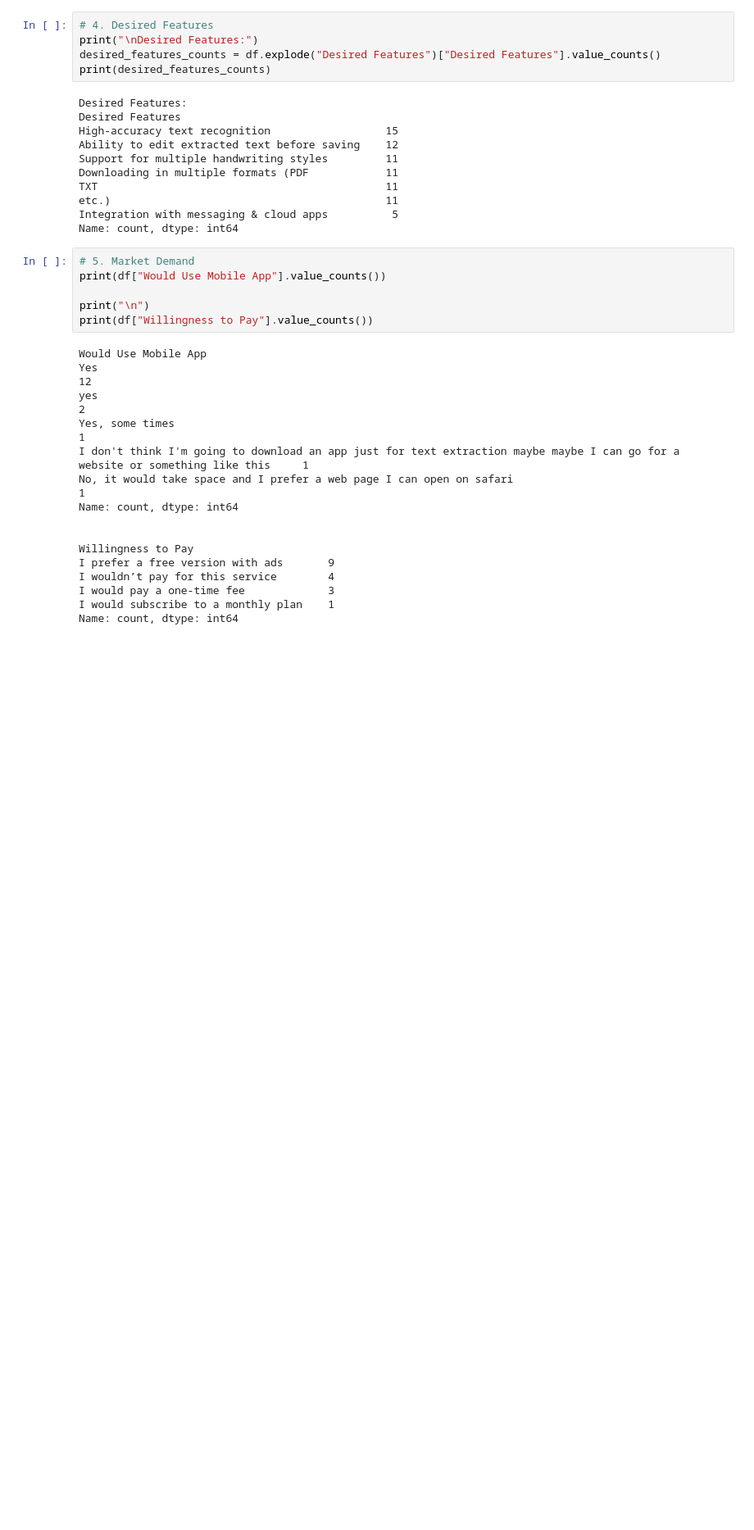
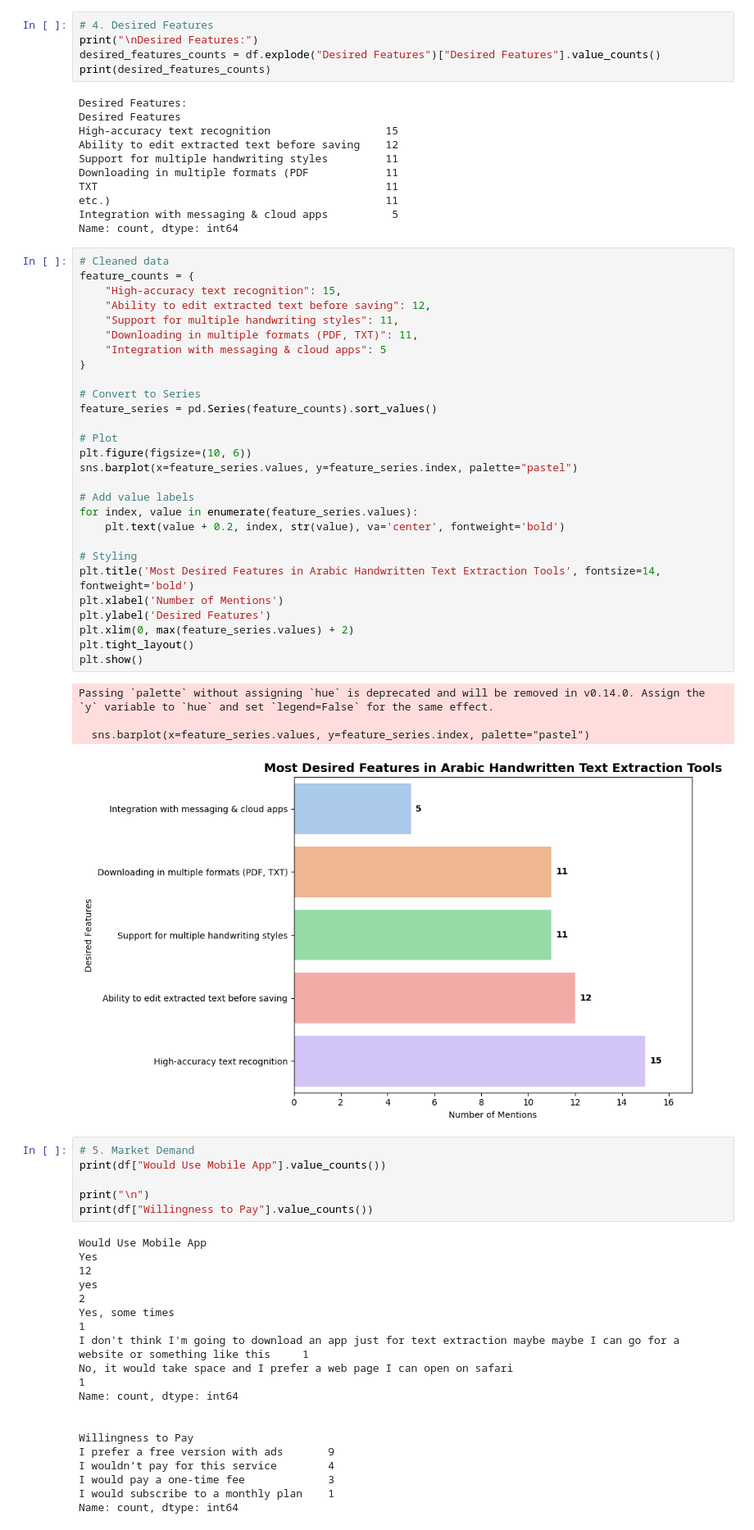
Before and after one commit to sondosaabed/Arabic-Handwritten-Recognition-UX-Design-Research-Data-Analysis, a Jupyter notebook: UX-Reserach-data.ipynb, the cells around one changed output. Shown: that part at 82% size. Saved outputs shown, nothing was run; the diff lists cells and outputs as text; blank space fills up the shorter version.

```diff
--- a/UX-Reserach-data.ipynb
+++ b/UX-Reserach-data.ipynb
@@ -150,6 +200,39 @@ TXT                                             11
 etc.)                                           11
 Integration with messaging & cloud apps          5
 Name: count, dtype: int64
+# %%
+# Cleaned data
+feature_counts = {
+    "High-accuracy text recognition": 15,
+    "Ability to edit extracted text before saving": 12,
+    "Support for multiple handwriting styles": 11,
+    "Downloading in multiple formats (PDF, TXT)": 11,
+    "Integration with messaging & cloud apps": 5
+}
+
+# Convert to Series
+feature_series = pd.Series(feature_counts).sort_values()
+
+# Plot
+plt.figure(figsize=(10, 6))
+sns.barplot(x=feature_series.values, y=feature_series.index, palette="pastel")
+
+# Add value labels
+for index, value in enumerate(feature_series.values):
+    plt.text(value + 0.2, index, str(value), va='center', fontweight='bold')
+
+# Styling
+plt.title('Most Desired Features in Arabic Handwritten Text Extraction Tools', fontsize=14, fontweight='bold')
+plt.xlabel('Number of Mentions')
+plt.ylabel('Desired Features')
+plt.xlim(0, max(feature_series.values) + 2)
+plt.tight_layout()
+plt.show()
+# %% [output]
+Passing `palette` without assigning `hue` is deprecated and will be removed in v0.14.0. Assign the `y` variable to `hue` and set `legend=False` for the same effect.
+
+  sns.barplot(x=feature_series.values, y=feature_series.index, palette="pastel")
+[figure, added]
 # %%
 # 5. Market Demand
 print(df["Would Use Mobile App"].value_counts())
```
Also changed, not shown: parts of 9 cells of this notebook.
